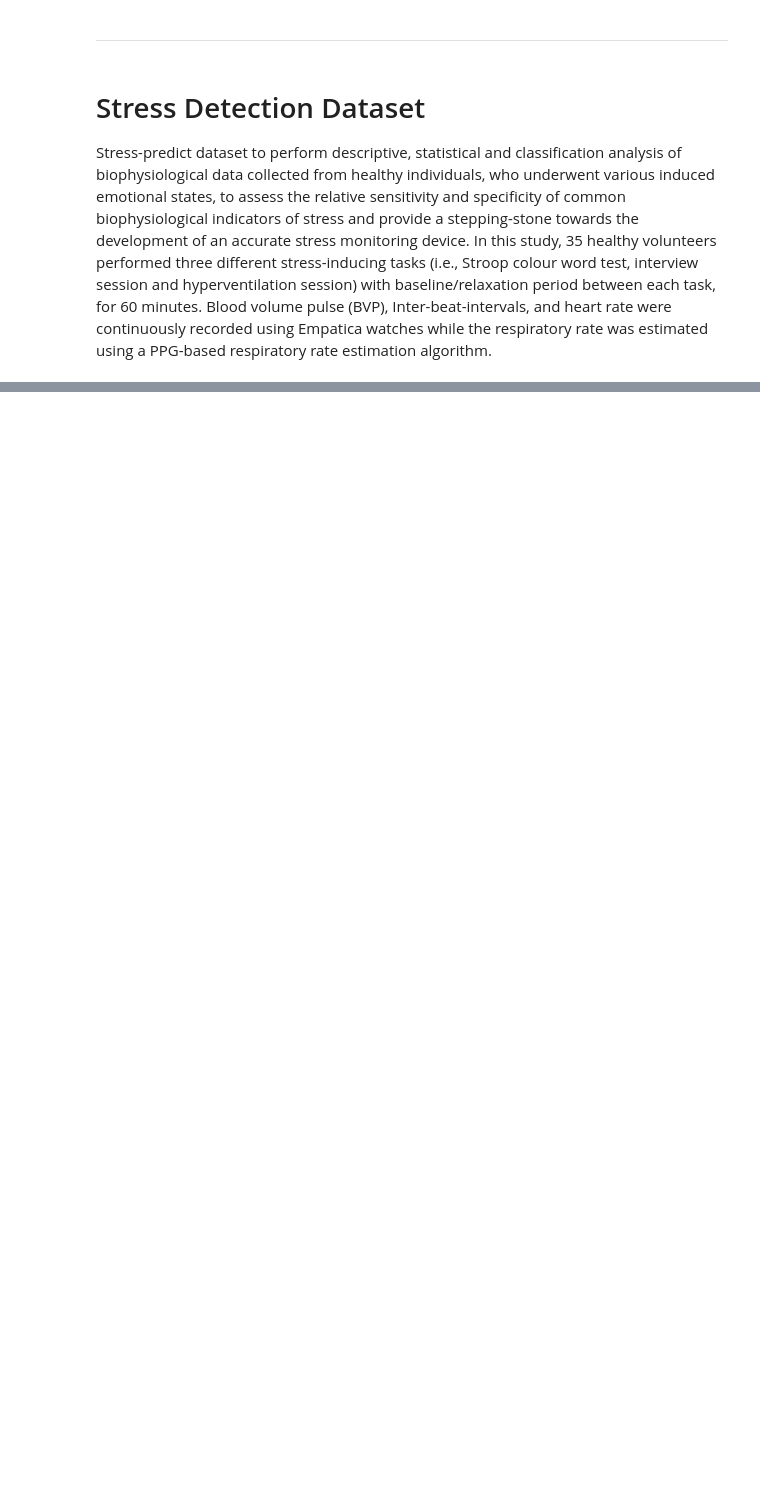
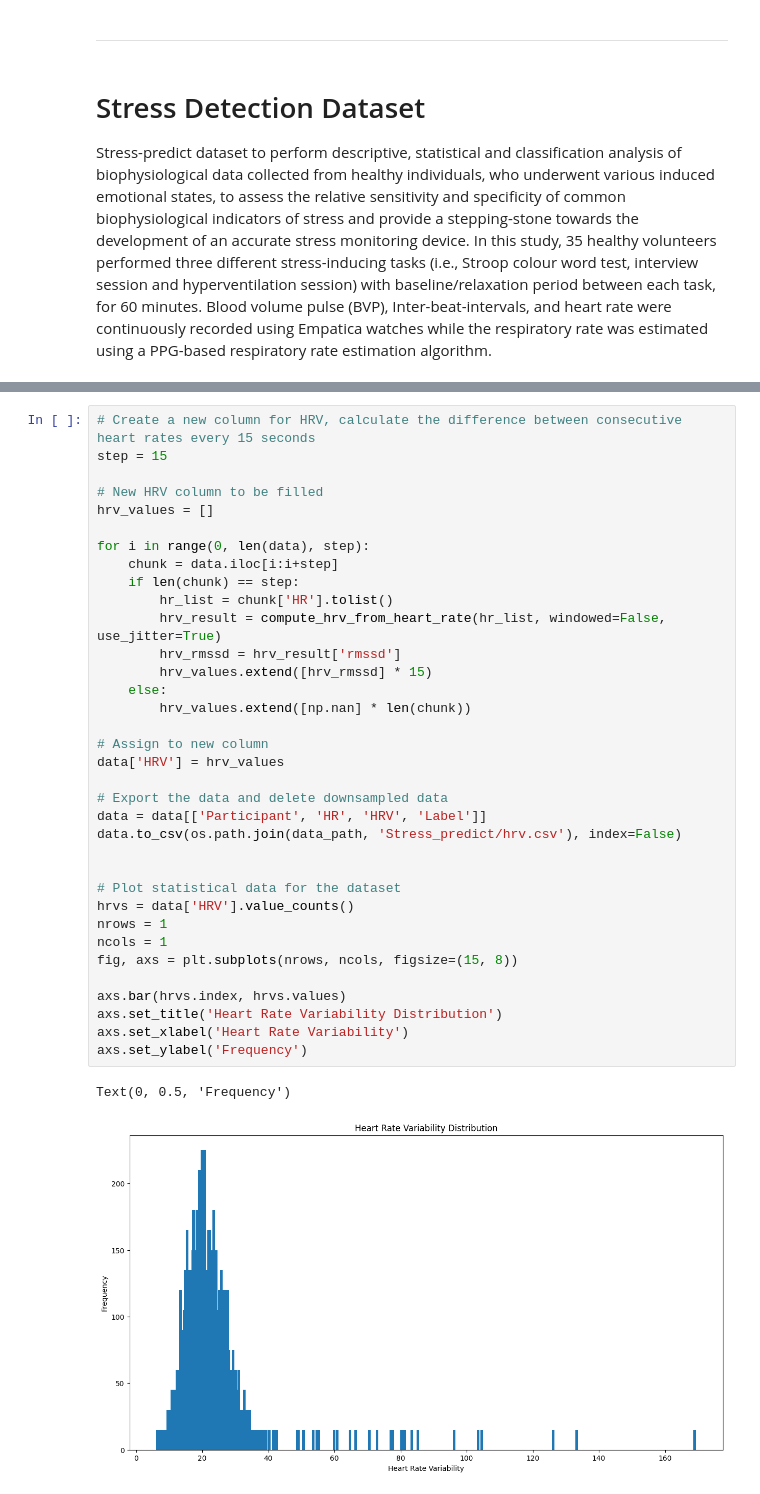
Before and after one commit to StamatisOrfanos/Stress_Detection, a Jupyter notebook: preprocessing.ipynb, the cells around one changed output, grey strips where cells are left out. Cells and saved outputs as stored; diff of their text form; blank space fills up the shorter version.

```diff
--- a/preprocessing.ipynb
+++ b/preprocessing.ipynb
@@ -376,0 +407,38 @@ data.head()
+# %%
+# Create a new column for HRV, calculate the difference between consecutive heart rates every 15 seconds
+step = 15
+
+# New HRV column to be filled
+hrv_values = []
+
+for i in range(0, len(data), step):
+    chunk = data.iloc[i:i+step]
+    if len(chunk) == step:
+        hr_list = chunk['HR'].tolist()
+        hrv_result = compute_hrv_from_heart_rate(hr_list, windowed=False, use_jitter=True)
+        hrv_rmssd = hrv_result['rmssd']
+        hrv_values.extend([hrv_rmssd] * 15)
+    else:
+        hrv_values.extend([np.nan] * len(chunk))
+
+# Assign to new column
+data['HRV'] = hrv_values
+
+# Export the data and delete downsampled data
+data = data[['Participant', 'HR', 'HRV', 'Label']]
+data.to_csv(os.path.join(data_path, 'Stress_predict/hrv.csv'), index=False)
+
+
+# Plot statistical data for the dataset
+hrvs = data['HRV'].value_counts()
+nrows = 1
+ncols = 1
+fig, axs = plt.subplots(nrows, ncols, figsize=(15, 8))
+
+axs.bar(hrvs.index, hrvs.values)
+axs.set_title('Heart Rate Variability Distribution')
+axs.set_xlabel('Heart Rate Variability')
+axs.set_ylabel('Frequency')
+# %% [output]
+Text(0, 0.5, 'Frequency')
+[figure, added]
```
Also changed, not shown: parts of 14 cells of this notebook.
